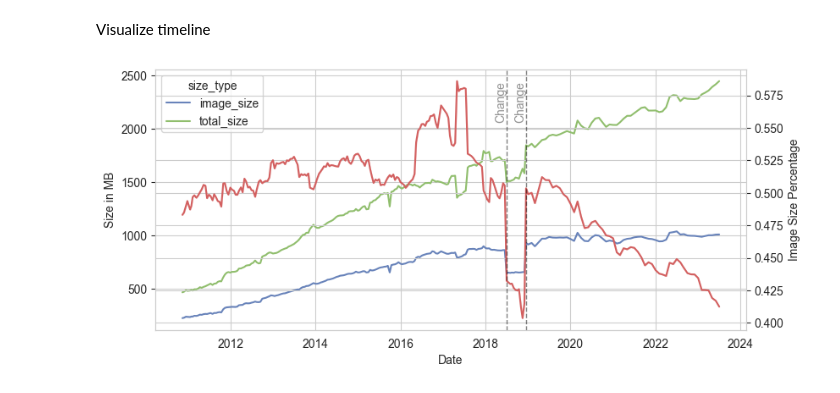
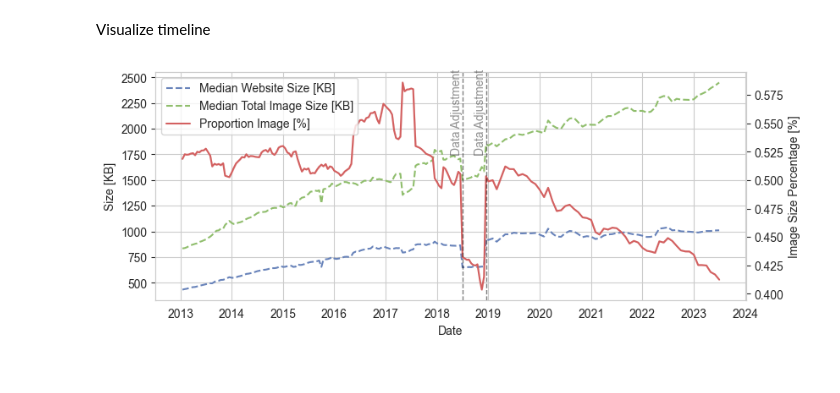
Before and after one commit to bdornauer/image_performance_test, a Jupyter notebook: data_analyis/web_archive_data/visualize.ipynb, the cells around one changed output. Cells and saved outputs as stored; diff of their text form; code cells hidden in the pictures.

```diff
--- a/data_analyis/web_archive_data/visualize.ipynb
+++ b/data_analyis/web_archive_data/visualize.ipynb
@@ -45,32 +45,46 @@ Visualize timeline
 # %%
 # only keep p50
 df_all = df_all[df_all.percentile == "p50"]
+# only dates after 2012
+df_all = df_all[df_all.date > "2012-01-01"]
 
 sns.set_style("whitegrid")
 # creat linechart with image_size_pecentage
-ax = sns.lineplot(x="date", y="size", hue="size_type", data=df_all, palette=["#6883BA","#90BE6D"])
-ax.set(xlabel='Date', ylabel='Size in MB')
+ax = sns.lineplot(x="date", y="size", hue="size_type", data=df_all, palette=["#6883BA","#90BE6D"], linestyle='dashed', legend=False)
+ax.set(xlabel='Date', ylabel='Size [KB]')
+#add xticks for each year starting with 2012, 2013, ...
+ax.set_xticks(pd.date_range(start='2012-01-01', end='2024-01-01', freq='YS'))
 
 ax2 = plt.twinx()
 sns.lineplot(data=df_all,x="date", y="image_size_percentage", ax=ax2, color="#D36060")
-ax2.set(ylabel='Image Size Percentage')
+ax2.set(ylabel='Image Size Percentage [%]')
+ax2.grid(False)
 
+lines = []
+lines.append(ax.lines[0])
+lines.append(ax.lines[1])
+lines.append(ax2.lines[0])
+
+plt.legend(lines, ['Median Website Size [KB]', 'Median Total Image Size [KB]', 'Proportion Image [%]'], loc='upper left')
 
 # add a marker at first july 2018 with text "Data Adoption"
 ax2.axvline(pd.to_datetime("2018-07-01"), color='k', linestyle='--', linewidth=1, alpha=0.5)
-ax2.text(pd.to_datetime("2018-07-01"), 0.57, "Change", rotation=90, verticalalignment='center', horizontalalignment='right', alpha=0.5)
+ax2.text(pd.to_datetime("2018-07-01"), 0.56, "Data Adjustment", rotation=90, verticalalignment='center', horizontalalignment='right', alpha=0.5)
+
+
 
 # same for 15th of december 2018
 ax2.axvline(pd.to_datetime("2018-12-15"), color='k', linestyle='--', linewidth=1, alpha=0.5)
-ax2.text(pd.to_datetime("2018-12-15"), 0.57, "Change", rotation=90, verticalalignment='center', horizontalalignment='right', alpha=0.5)
+ax2.text(pd.to_datetime("2018-12-15"), 0.56, "Data Adjustment", rotation=90, verticalalignment='center', horizontalalignment='right', alpha=0.5)
+
 
 fig = plt.gcf()
-fig.set_size_inches(9, 4)
+fig.set_size_inches(9, 3.5)
 
 # change legend text
-plt.savefig("size_of_web_archive.pdf", dpi=300)
+plt.savefig("size_of_web_archive.pdf", bbox_inches='tight', dpi=300)
 
 
 plt.show()
 # %% [output]
-[figure, old version]
+[figure, new version]
```
Also changed, not shown: 10 other files.
